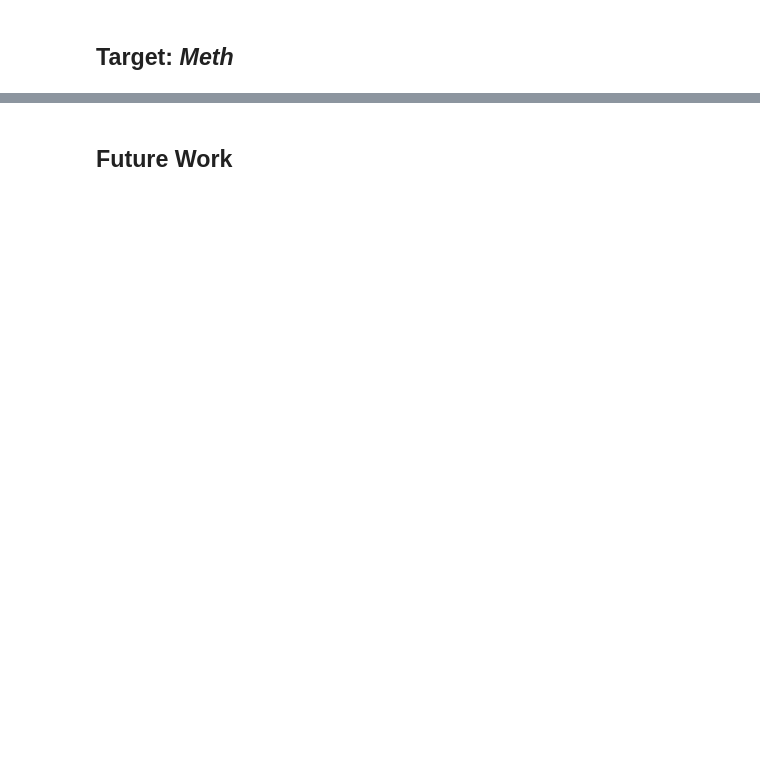
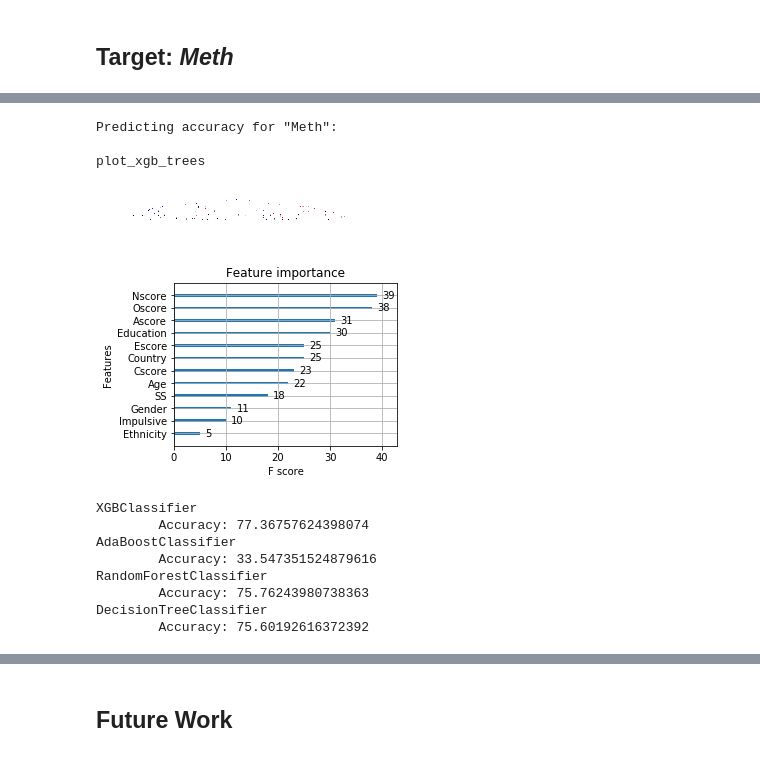
Before and after one commit to tigerarcades/Project_Two, a Jupyter notebook: classification.ipynb, the cells around one changed output, grey strips where cells are left out. Cells and saved outputs as stored; diff of their text form; code cells hidden in the pictures; blank space fills up the shorter version.

```diff
--- a/classification.ipynb
+++ b/classification.ipynb
@@ -169,0 +189,16 @@ DecisionTreeClassifier
+# %%
+print_accuracy(classifiers, 'Meth')
+# %% [output]
+Predicting accuracy for "Meth":
+
+plot_xgb_trees
+[figure, added]
+[figure, added]
+XGBClassifier
+        Accuracy: 77.36757624398074
+AdaBoostClassifier
+        Accuracy: 33.547351524879616
+RandomForestClassifier
+        Accuracy: 75.76243980738363
+DecisionTreeClassifier
+        Accuracy: 75.60192616372392
```
Also changed, not shown: parts of 24 cells of this notebook.
